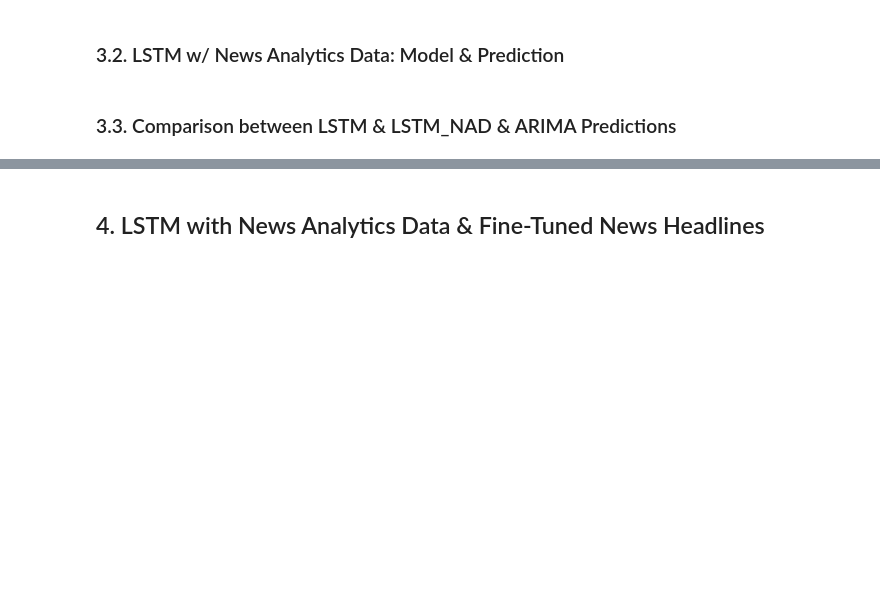
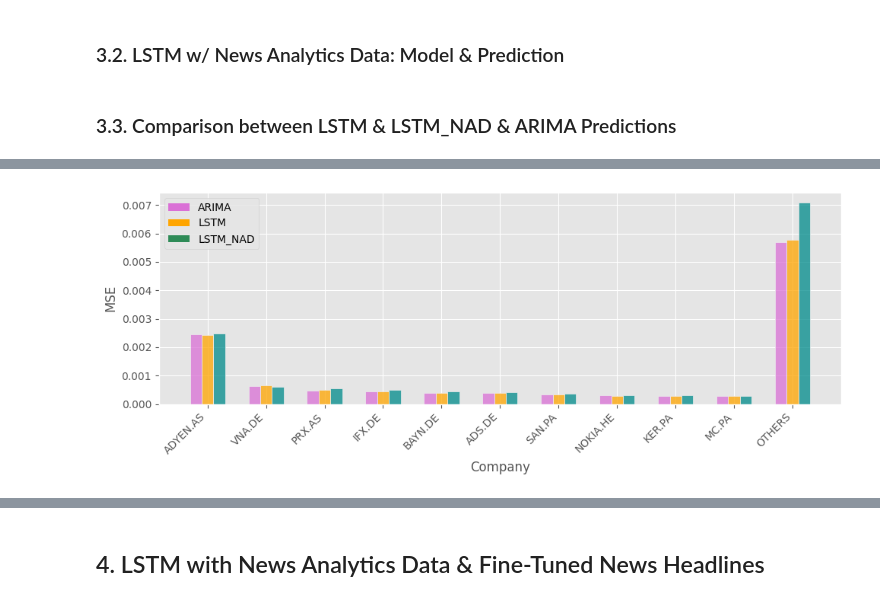
Before and after one commit to cem-akkus/Master, a Jupyter notebook: AssetReturnPrediction.ipynb, the cells around one changed output, grey strips where cells are left out. Cells and saved outputs as stored; diff of their text form; code cells hidden in the pictures; blank space fills up the shorter version.

```diff
--- a/AssetReturnPrediction.ipynb
+++ b/AssetReturnPrediction.ipynb
@@ -996 +1068,51 @@ for company in data_dict.keys():
+# %%
+# Create a DataFrame for visualization
+mse_df = pd.DataFrame(mse_results).T
+
+# Format company names
+mse_df.index = mse_df.index.str.replace('_', '.').str.lower()
+
+# Calculate the total MSE for each model
+total_mse_lstm = np.sum(mse_lstm_list)
+total_mse_arima = np.sum(mse_arima_list)
+
+# Calculate the contribution to total MSE
+mse_df['Contribution_LSTM'] = mse_df['MSE_LSTM'] / total_mse_lstm
+mse_df['Contribution_ARIMA'] = mse_df['MSE_ARIMA'] / total_mse_arima
+
+# Sort the DataFrame by contribution
+mse_df = mse_df.sort_values(by='Contribution_LSTM', ascending=False)
+
+# Truncate the DataFrame to show only the top 10 companies and summarize the rest
+top_10 = mse_df.head(10)
+rest = mse_df.iloc[10:].sum().to_frame().T
+rest.index = ['others']
+
+# Combine the top 10 with the rest
+mse_df_truncated = pd.concat([top_10, rest])
+
+# Melt the DataFrame for seaborn, including MSE_ARIMA, MSE_LSTM, and MSE_LSTM_NAD
+mse_df_melted = mse_df_truncated[['MSE_ARIMA', 'MSE_LSTM', 'MSE_LSTM_NAD']].reset_index().melt(id_vars='index', var_name='Model', value_name='MSE')
+
+# Rename the values in the 'Model' column
+mse_df_melted['Model'] = mse_df_melted['Model'].replace({'MSE_ARIMA': 'ARIMA', 'MSE_LSTM': 'LSTM', 'MSE_LSTM_NAD': 'LSTM_NAD'})
+
+# Ensure that 'index' is treated as a categorical variable and convert to uppercase
+mse_df_melted['index'] = pd.Categorical(mse_df_melted['index'].str.upper(), categories=mse_df_truncated.index.str.upper(), ordered=True)
+
+# Plotting the histogram with seaborn
+plt.figure(figsize=(10, 4))
+sns.histplot(data=mse_df_melted, x='index', hue='Model', weights='MSE', multiple='dodge', shrink=0.6, palette=['orchid', 'orange', 'darkcyan'])
+plt.xlabel('Company')
+plt.ylabel('MSE')
+plt.xticks(rotation=45, ha='right')
+
+# Manually create custom legend
+custom_handles = [Patch(facecolor='orchid', label='ARIMA'), Patch(facecolor='orange', label='LSTM'), Patch(facecolor='seagreen', label='LSTM_NAD')]
+plt.legend(handles=custom_handles, title='')
+
+plt.tight_layout()
+plt.show()
+# %% [output]
+[figure, added]
 # %%
```
Also changed, not shown: parts of 11 cells of this notebook.
